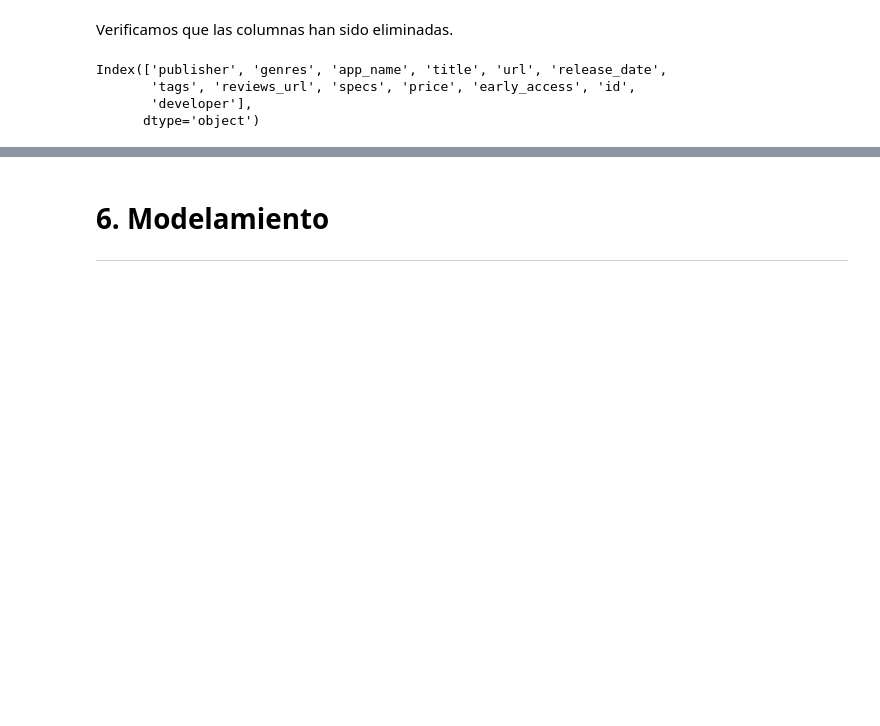
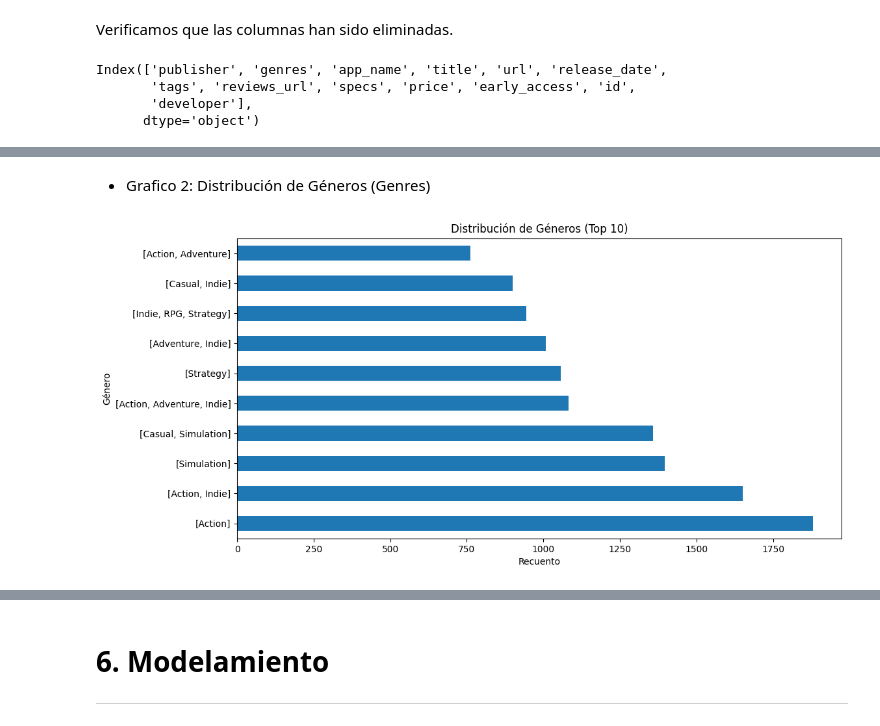
Before and after one commit to JPBertonee/PI_MLOps_Henry, a Jupyter notebook: Desarrollo.ipynb, the cells around one changed output, grey strips where cells are left out. Saved outputs shown, nothing was run; the diff lists cells and outputs as text; code cells hidden in the pictures; blank space fills up the shorter version.

```diff
--- a/Desarrollo.ipynb
+++ b/Desarrollo.ipynb
@@ -1034,0 +1062,11 @@ Index(['publisher', 'genres', 'app_name', 'title', 'url', 'release_date',
+# %% [markdown]
+- Grafico 2: Distribución de Géneros (Genres)
+# %%
+plt.figure(figsize=(12, 6))
+df_games_full['genres'].value_counts().head(10).plot(kind='barh')
+plt.title('Distribución de Géneros (Top 10)')
+plt.xlabel('Recuento')
+plt.ylabel('Género')
+plt.show()
+# %% [output]
+[figure, added]
```
Also changed, not shown: parts of 12 cells of this notebook.
